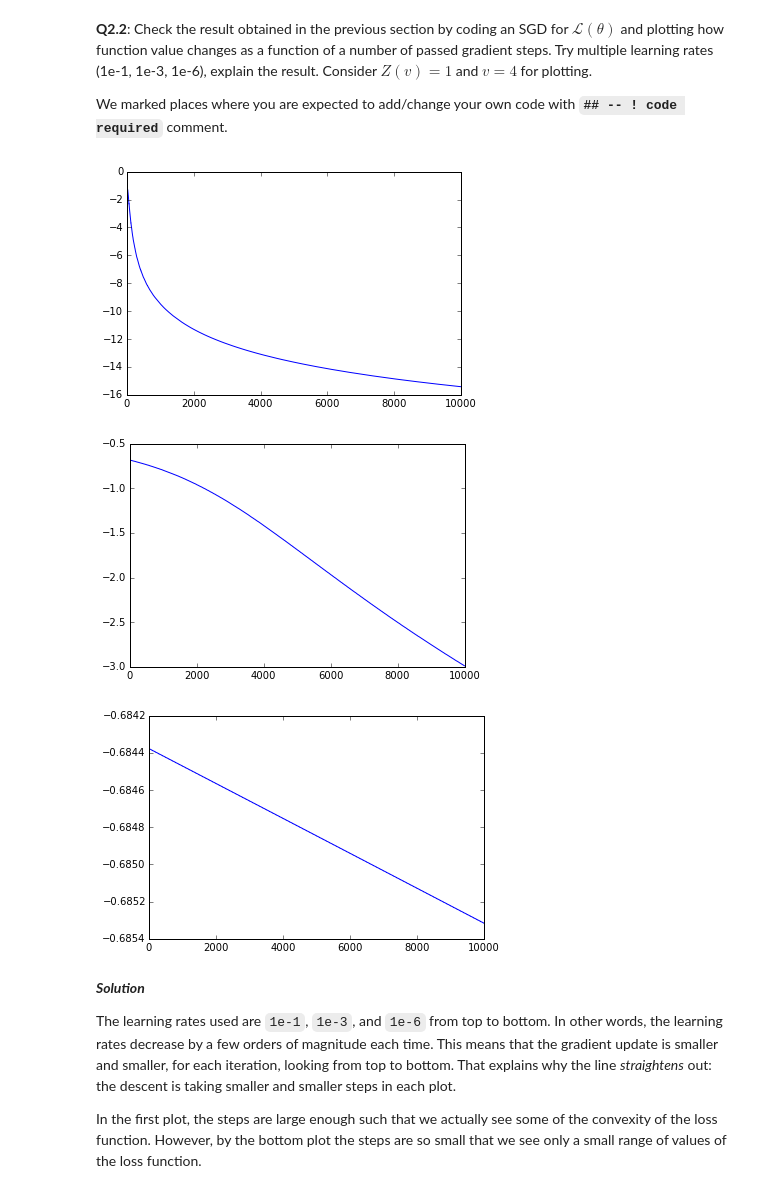
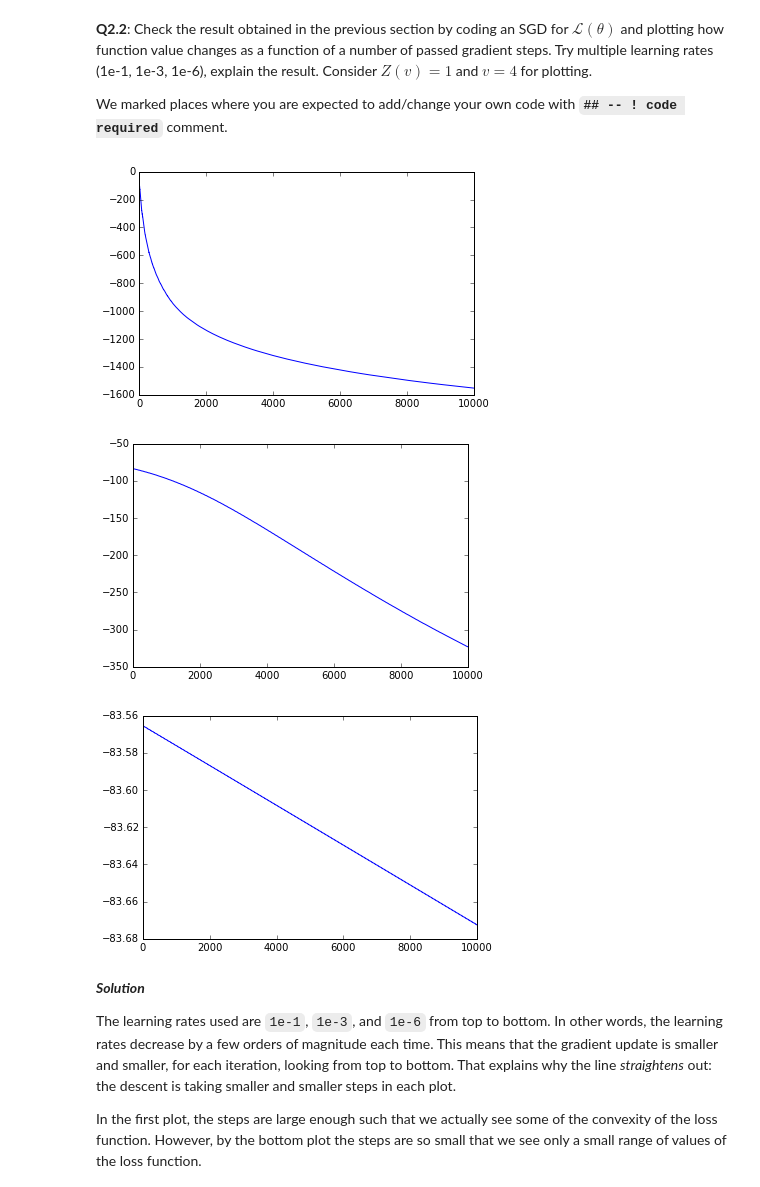
Before and after one commit to AkiraKane/deep-learning-coursework, a Jupyter notebook: pset1.ipynb, the cells around one changed output. Cells and saved outputs as stored; diff of their text form; code cells hidden in the pictures.

```diff
--- a/pset1.ipynb
+++ b/pset1.ipynb
@@ -62,51 +118,43 @@ def generate_data(n=100, k=10, v=4):
 
 def loss(X, y, theta):
     losses = -(4+1)/2 * np.log(1 + (X @ theta - y[:,0])**2 / 4)
-    return np.mean(losses)
+    return np.sum(losses)
 
 def loss_grad_i(X, y, theta, i):
-    '''compute loss for given theta weight matrix'''
-
-    # minibatch reduction
-    #minibatch_size = 8
-    #minibatch_indices = np.random.choice(X.shape[0], size=minibatch_size, replace=False)
-    #X_batch = X[minibatch_indices,:]
-    #y_batch = y[minibatch_indices]
-
-    # gradient computation
+    '''compute loss for given theta weight matrix as given by Q2.1 result'''
     v = 4
     const = -(v+1)/v
     x_i = X[i,:].T
     y_i = y[i]
     loss_grad = const * ((1 + ((theta.T @ x_i - y_i)**2)/v)**(-1)) * (theta.T @ x_i - y_i) * x_i
     return loss_grad
 
 def sgd_plot(theta_init, X, y, n_steps=100):
     for learning_rate in [1e-1, 1e-3, 1e-6]:
         theta = theta_init[:]
         losses = []
         for step_n in range(n_steps):
             for i in range(X.shape[0]):
                 try:
                     theta = theta[:,0] - learning_rate*loss_grad_i(X, y, theta, i)
                 except IndexError:
                     theta = theta - learning_rate*loss_grad_i(X, y, theta, i)
                 loss_i = loss(X, y, theta)
                 losses.append(loss_i)
 
         plt.plot(losses)
         plt.show()
 
 def main(n, k, v):
     X, y = generate_data(n, k, v)
     theta_init = np.random.rand(k, 1)
     sgd_plot(theta_init, X, y)
 
 main(100,10,4)
 # %% [output]
-[figure, old version]
+[figure, new version]
-[figure, old version]
+[figure, new version]
-[figure, old version]
+[figure, new version]
 # %% [markdown]
 ___Solution___
 
```
Also changed, not shown: parts of 47 cells of this notebook.
